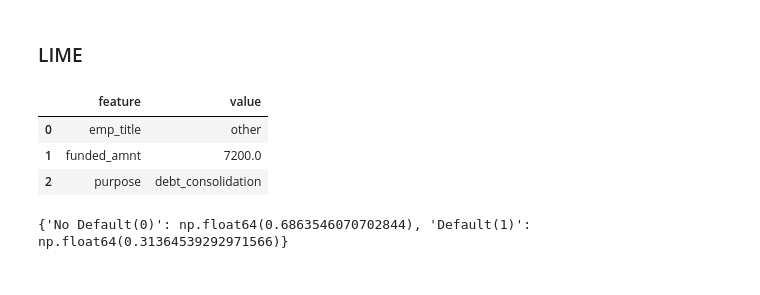
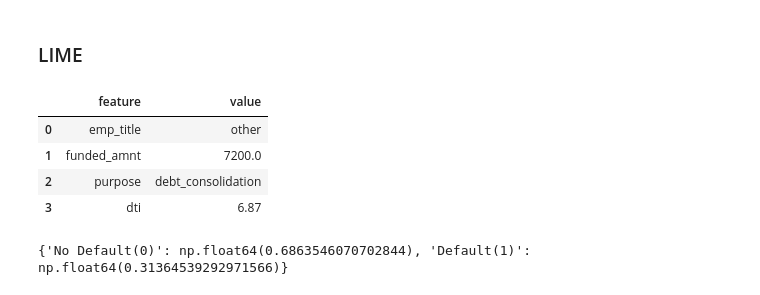
Before and after one commit to DENGDixin/isaf-g2, a Jupyter notebook: project.ipynb, the cells around one changed output. Saved outputs shown, nothing was run; the diff lists cells and outputs as text; code cells hidden in the pictures.

```diff
--- a/project.ipynb
+++ b/project.ipynb
@@ -553,17 +553,18 @@ def predict_proba_on_processed(Xp):
     return best_clf.predict_proba(Xp)
 # %%
 no_idx_instance = X_test.iloc[[no_idx]]
-no_idx_instance = no_idx_instance[['emp_title', 'funded_amnt', 'purpose']]
+no_idx_instance = no_idx_instance[['emp_title', 'funded_amnt', 'purpose', 'dti']]
 
 vert = no_idx_instance.iloc[0].to_frame(name='value')
 vert.index.name = 'feature'
 vert = vert.reset_index()
 display(vert)
 # %% [output]
 |  | feature | value |
 | 0 | emp_title | other |
 | 1 | funded_amnt | 7200.0 |
 | 2 | purpose | debt_consolidation |
+| 3 | dti | 6.87 |
 # %%
 X_train_proc = preprocessor.transform(X_train)
 X_test_proc  = preprocessor.transform(X_test)
```
Also changed, not shown: parts of 1 cell of this notebook.
